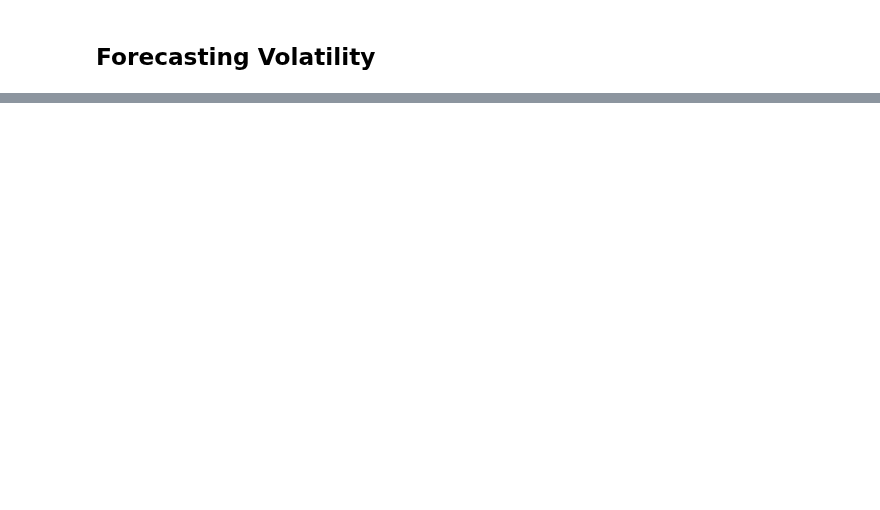
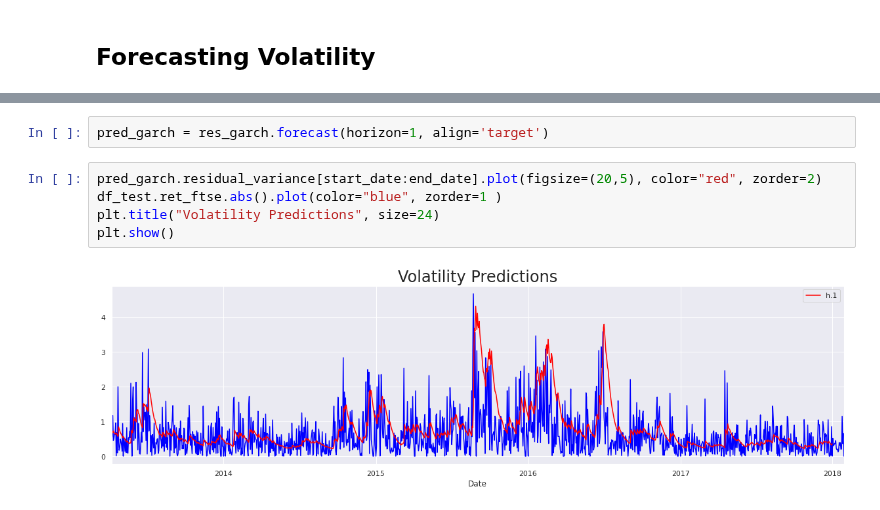
Before and after one commit to Priyo-prog/Time-series-analysis, a Jupyter notebook: Forecasting/the_forecasting.ipynb, the cells around one changed output, grey strips where cells are left out. Cells and saved outputs as stored; diff of their text form; blank space fills up the shorter version.

```diff
--- a/Forecasting/the_forecasting.ipynb
+++ b/Forecasting/the_forecasting.ipynb
@@ -400,0 +418,9 @@ res_garch = mod_garch.fit(last_obs=start_date, update_freq=10)
+# %%
+pred_garch = res_garch.forecast(horizon=1, align='target')
+# %%
+pred_garch.residual_variance[start_date:end_date].plot(figsize=(20,5), color="red", zorder=2)
+df_test.ret_ftse.abs().plot(color="blue", zorder=1 )
+plt.title("Volatility Predictions", size=24)
+plt.show()
+# %% [output]
+[figure, added]
```
Also changed, not shown: parts of 5 cells of this notebook.
